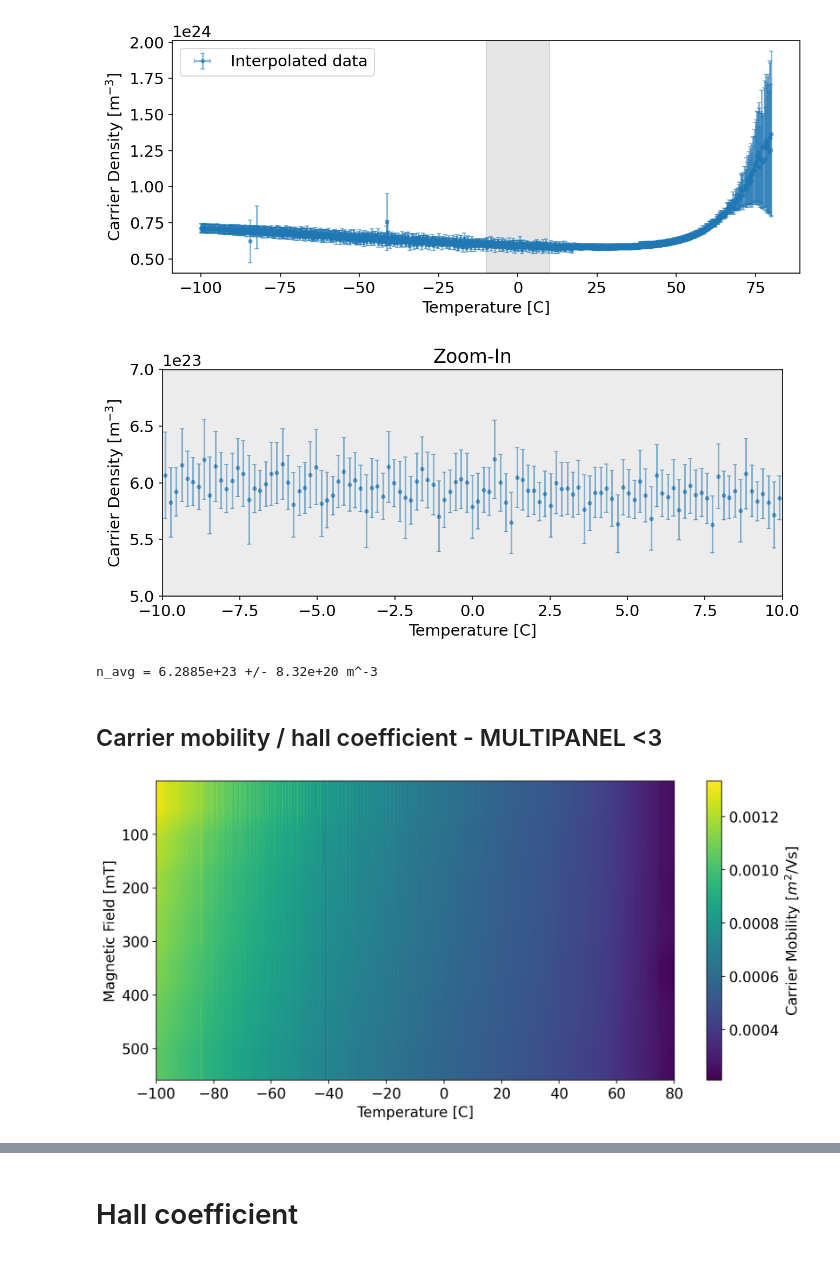
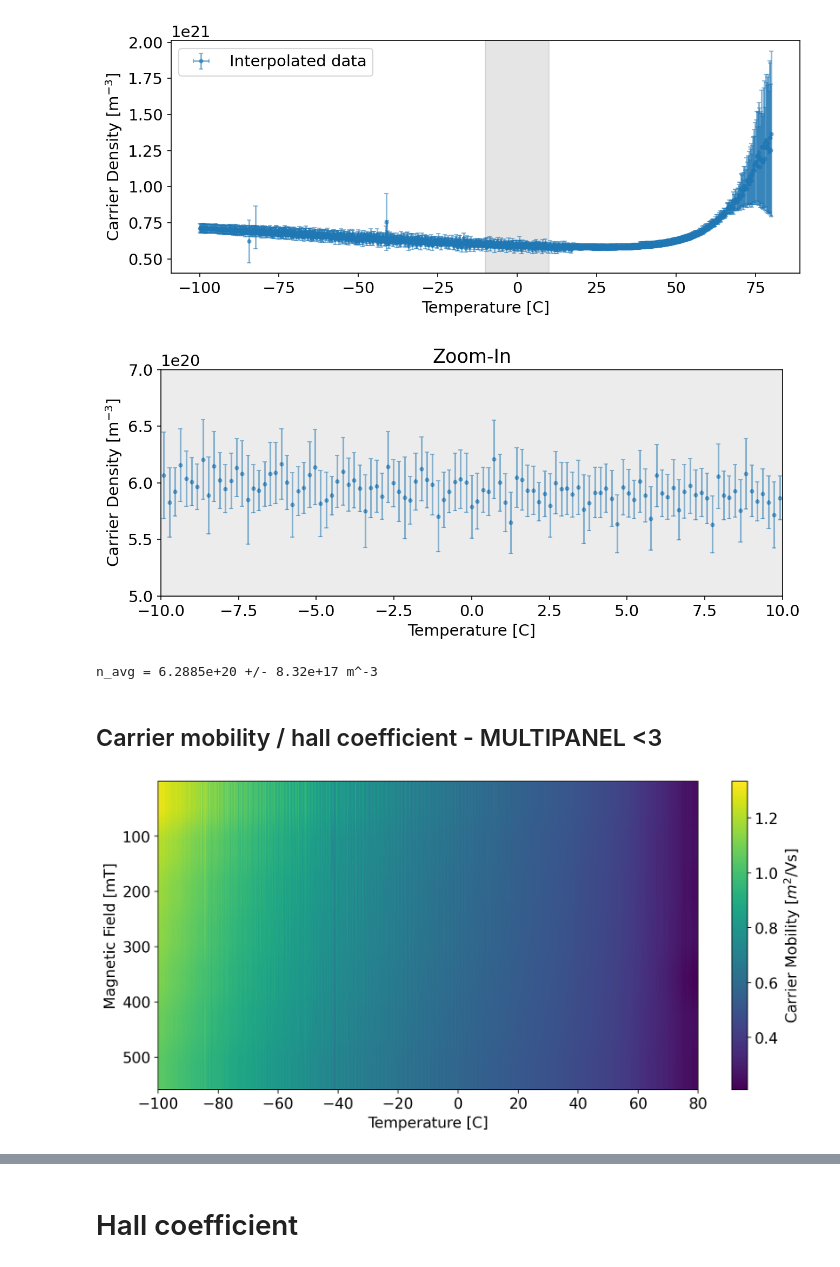
Before and after one commit to orpereira/PHYS469, a Jupyter notebook: hall_experiment/Hall_effect_post-interim.ipynb, the cells around one changed output, grey strips where cells are left out. Drawn from its saved outputs; the diff is of its cells as text; code cells hidden in the pictures.

```diff
--- a/hall_experiment/Hall_effect_post-interim.ipynb
+++ b/hall_experiment/Hall_effect_post-interim.ipynb
@@ -31,7 +31,7 @@ errs['v2'] = 1e-7 # V
 errs['v5'] = 1e-6 # V
 errs['v7'] = 1e-6 # V
 errs['I'] = 1e-3 # A
-errs['B'] = 0.1 # mT, from calibration given
+errs['B'] = 0.1*1e-3 # T, from calibration given
 errs['t'] = 0.02e-3 # m
 errs['T'] = 1e-4 # C
 # %% [markdown]
@@ -393,7 +393,7 @@ for T in T_common:
 
     # fit to VH = BI/nqt * 1/n get n from slope
     def fit_func(B, n, b):
-        return -B * csts['I'] / (csts['q'] * csts['t'] * n) + b
+        return -B * 1e-3 * csts['I'] / (csts['q'] * csts['t'] * n) + b
 
     popt, pcov = opt.curve_fit(fit_func, voltage_dict['B_array'], VH, p0 = [0.5, -0.05])
     n = popt[0]
@@ -422,18 +422,18 @@ plt.show()
 # %%
 #zoom-in on the superconducting region
 plt.figure(figsize=(9,4), dpi=150)
 plt.axvspan(-10, 10, color='gray', alpha=0.15)
 plt.errorbar(list(n_dict.keys()), list(n_dict.values()), xerr = errs['T'], yerr =list(n_err_dict.values()),  marker = '.', linestyle = 'None', capsize = 2, alpha = 0.5)
 plt.xlim(-10, 10)
-plt.ylim(0.5e24, 0.7e24)
+plt.ylim(0.5e21, 0.7e21)
 plt.xlabel("Temperature [C]")
 plt.ylabel("Carrier Density [m$^{-3}$]")
 plt.title("Zoom-In")
 plt.tight_layout()
 plt.savefig('figures/carrier-temp-zoom.png', bbox_inches='tight')
 plt.show()
 # %% [output]
-[figure, old version]
+[figure, new version]
 # %%
 # weighted average of n based on errors
 n_avg = np.average(list(n_dict.values()), weights = [1/err**2 for err in n_err_dict.values()])
@@ -441,7 +441,7 @@ n_avg_err = np.sqrt(1/np.sum([1/err**2 for err in n_err_dict.values()]))
 
 print(f"n_avg = {n_avg:.4e} +/- {n_avg_err:.2e} m^-3")
 # %% [output]
-n_avg = 6.2885e+23 +/- 8.32e+20 m^-3
+n_avg = 6.2885e+20 +/- 8.32e+17 m^-3
 # %% [markdown]
 ## Carrier mobility / hall coefficient - MULTIPANEL <3
 # %%
@@ -484,7 +484,7 @@ rho_err = rho_err.T
 # Plot
 mu, mu_err = mobility_3d_plot(rho, rho_err, n_array, n_array_err, T, B)
 # %% [output]
-[figure, old version]
+[figure, new version]
 # %%
 def mobility_slices_plot(mu, mu_err, x_axis, mu_labels=[], T_axis=True):
     """
```
Also changed, not shown: parts of 7 cells of this notebook, 13 other files.
